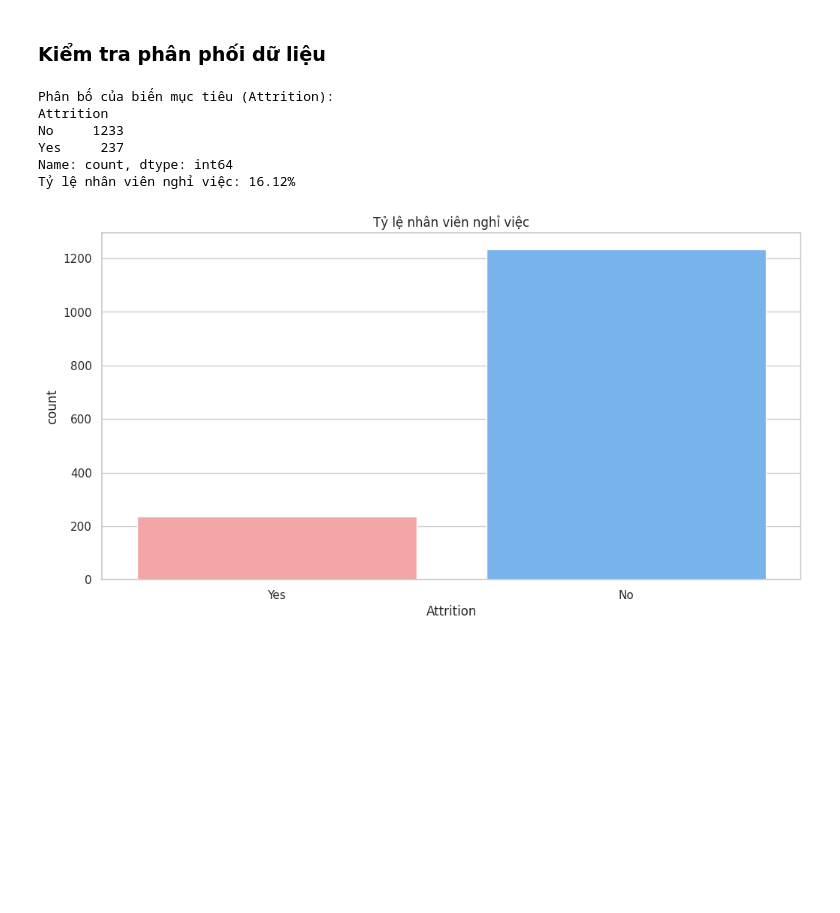
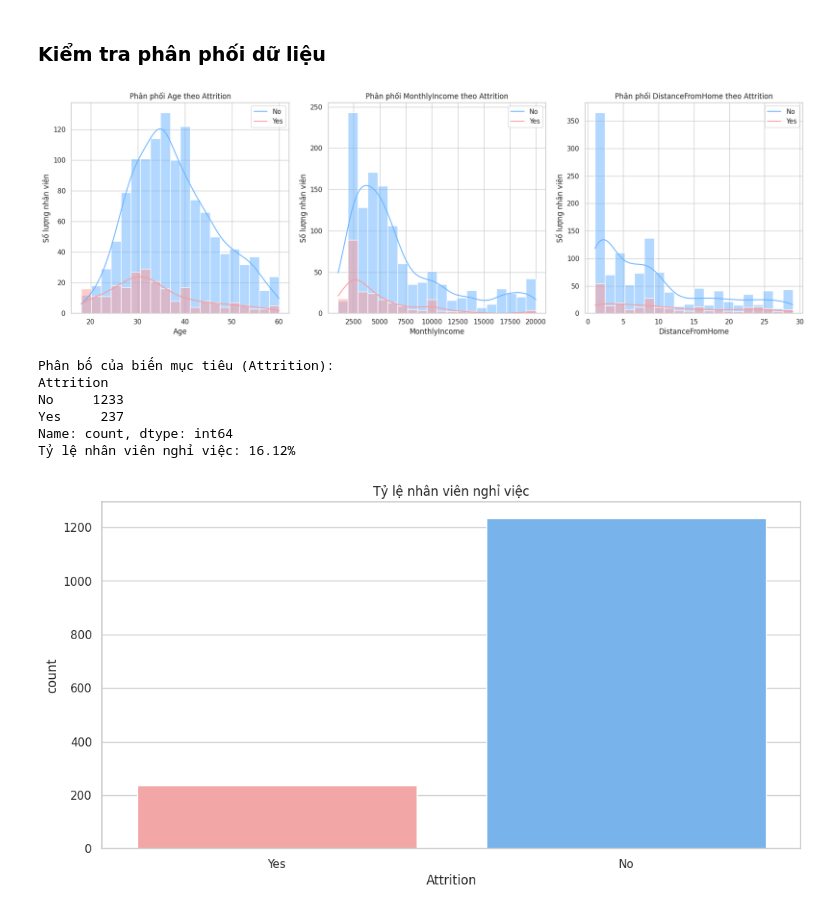
Before and after one commit to hei1sme/MAI391_FINAL_PROJECT, a Jupyter notebook: MAI391_SE194127_project.ipynb, the cells around one changed output. Cells and saved outputs as stored; diff of their text form; code cells hidden in the pictures; blank space fills up the shorter version.

```diff
--- a/MAI391_SE194127_project.ipynb
+++ b/MAI391_SE194127_project.ipynb
@@ -122,6 +122,25 @@ Thống kê mô tả cho các biến số:
 | max | 60.000000 | 1499.000000 | 29.000000 | 5.000000 | 1.0 | 2068.000000 | 4.000000 | ... |
 # %% [markdown]
 ### Kiểm tra phân phối dữ liệu
+# %%
+# Danh sách các biến quan trọng
+important_features = ["Age", "MonthlyIncome", "DistanceFromHome"]
+
+# Tạo figure cho các biểu đồ phân phối
+fig, axes = plt.subplots(1, 3, figsize=(18, 6))
+
+for i, feature in enumerate(important_features):
+    sns.histplot(data=df, x=feature, hue="Attrition", kde=True, bins=20, palette=["#ff9999", "#66b3ff"], ax=axes[i])
+    axes[i].set_title(f"Phân phối {feature} theo Attrition")
+    axes[i].set_xlabel(feature)
+    axes[i].set_ylabel("Số lượng nhân viên")
+    axes[i].legend(["No", "Yes"])
+
+# Hiển thị tất cả biểu đồ trên cùng một hàng
+plt.tight_layout()
+plt.show()
+# %% [output]
+[figure, added]
 # %%
 print("\nPhân bố của biến mục tiêu (Attrition):")
 attrition_counts = df['Attrition'].value_counts()
```
Also changed, not shown: parts of 10 cells of this notebook.
